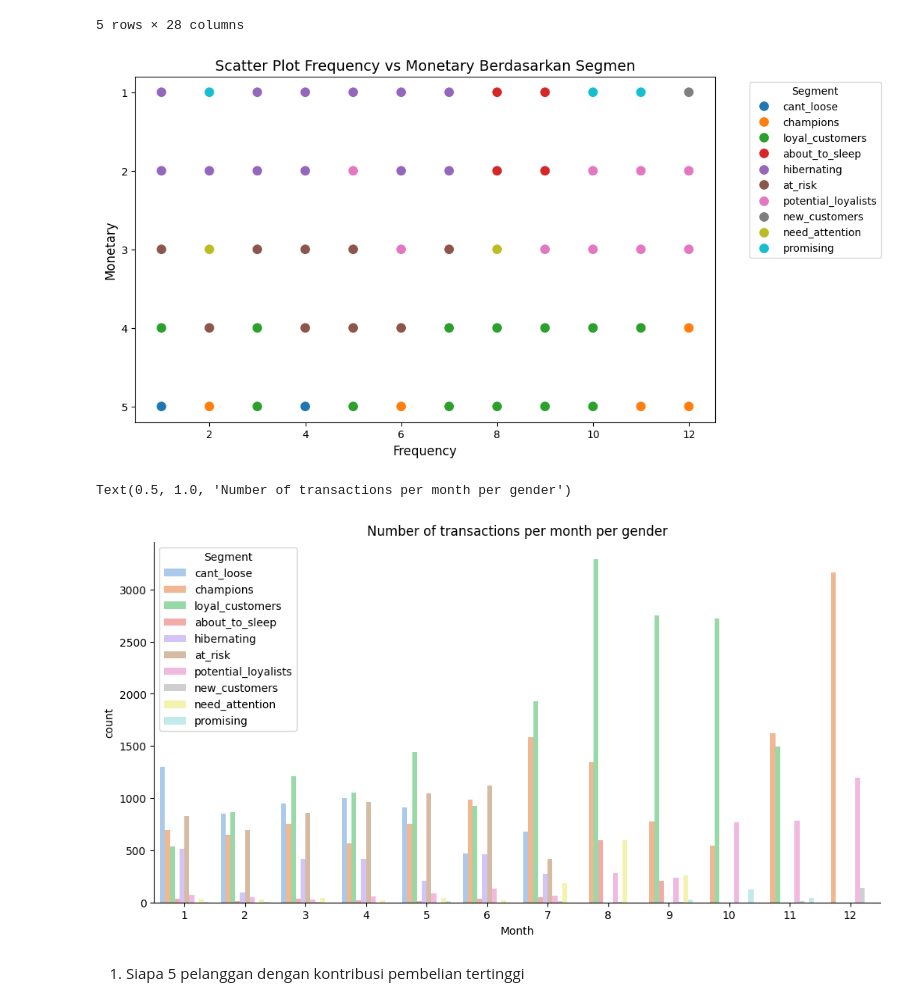
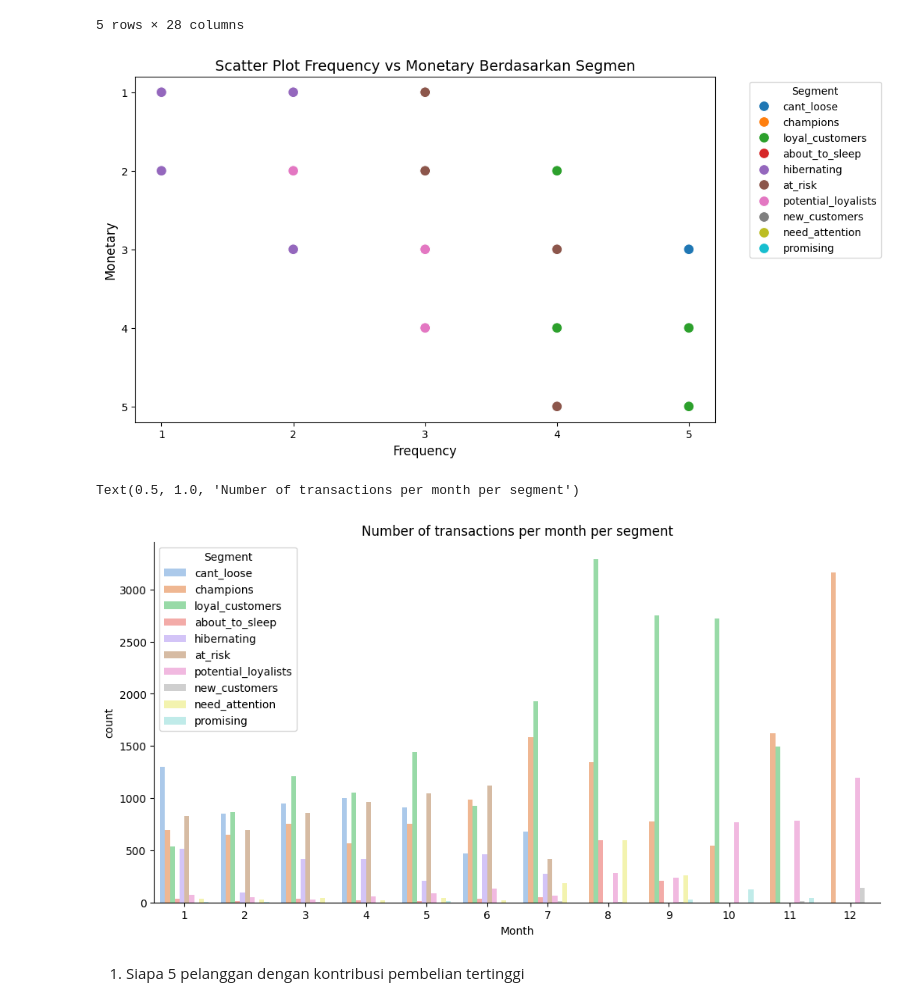
Before and after one commit to SamuelEl09/RFM_Analysis, a Jupyter notebook: Notebook/data_exploration.ipynb, the cells around one changed output. Drawn from its saved outputs; the diff is of its cells as text; code cells hidden in the pictures.

```diff
--- a/Notebook/data_exploration.ipynb
+++ b/Notebook/data_exploration.ipynb
@@ -360,21 +343,21 @@ merged_df.head()
 5 rows × 28 columns
 # %%
 plt.figure(figsize=(10, 6))
-sns.scatterplot(data=merged_df, x='Month', y='f_score', hue='Segment', palette='tab10', s=100)
+sns.scatterplot(data=merged_df, x='f_score', y='m_score', hue='Segment', palette='tab10', s=100)
 plt.title('Scatter Plot Frequency vs Monetary Berdasarkan Segmen', fontsize=14)
 plt.xlabel('Frequency', fontsize=12)
 plt.ylabel('Monetary', fontsize=12)
 plt.legend(title='Segment', bbox_to_anchor=(1.05, 1), loc='upper left')
 plt.show()
 # %% [output]
-[figure, old version]
+[figure, new version]
 # %%
 plt.figure(figsize=(12, 6))
 sns.countplot(merged_df, x='Month', hue='Segment', palette='pastel')
 sns.despine()
-plt.title('Number of transactions per month per gender')
+plt.title('Number of transactions per month per segment')
 # %% [output]
-Text(0.5, 1.0, 'Number of transactions per month per gender')
+Text(0.5, 1.0, 'Number of transactions per month per segment')
-[figure, old version]
+[figure, new version]
 # %% [markdown]
 1. Siapa 5 pelanggan dengan kontribusi pembelian tertinggi
```
Also changed, not shown: parts of 21 cells of this notebook.
